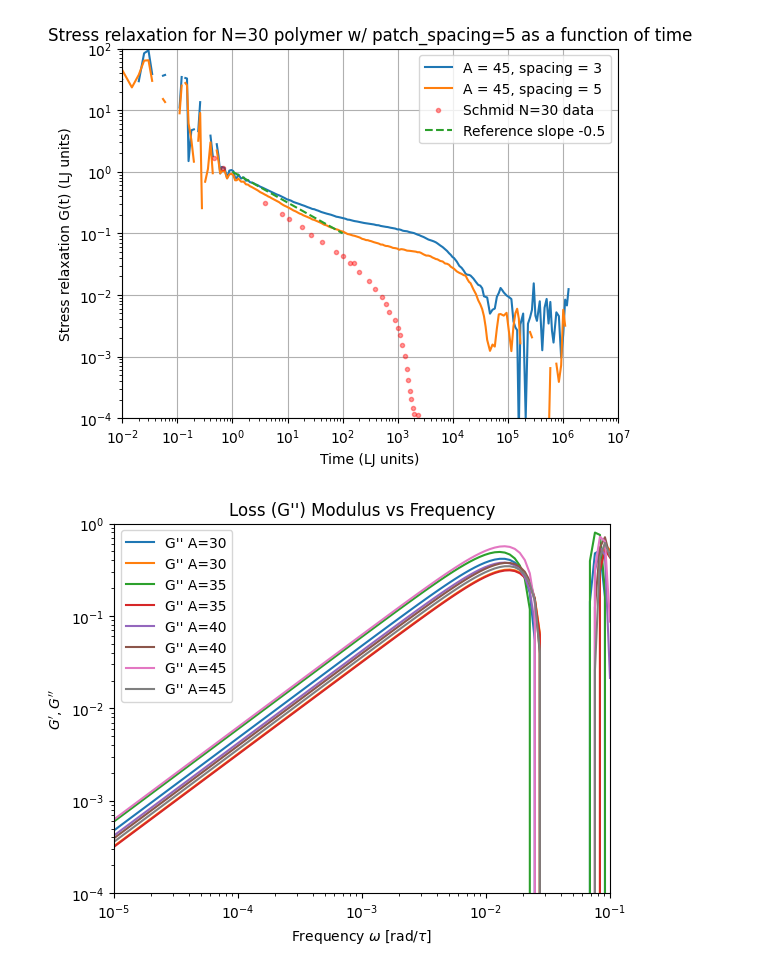
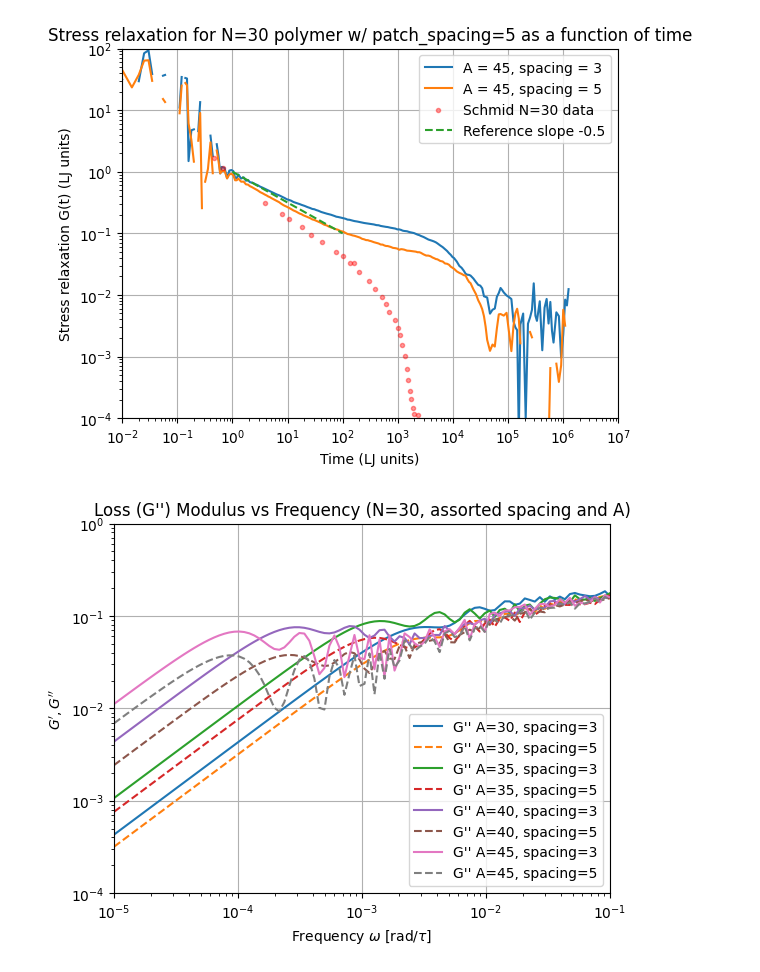
Before and after one commit to anotherbeaver/amine_polymers, a Jupyter notebook: storage_loss_moduli_N_30.ipynb, the cells around one changed output. Saved outputs shown, nothing was run; the diff lists cells and outputs as text; code cells hidden in the pictures.

Commit message:
Fixed spacing=3,5 spectra and started sticky_model

```diff
--- a/storage_loss_moduli_N_30.ipynb
+++ b/storage_loss_moduli_N_30.ipynb
@@ -320,13 +320,11 @@ def process_autocorr(filename, V=30.450711**3, k_B=1.0, T =1.0):
     # replace negative values
     G_t_multitau = G_t_multitau.where(G_t_multitau >= 0, np.nan)
 
-    return data_multitau["time"], G_t_multitau
+    return data_multitau['time'], G_t_multitau
 
 def process_dyn_moduli(G_t_multitau, time, omega=np.logspace(-5, -1, 100), cutoff=1000):
     prepped_G_t_multitau = G_t_multitau[(time > 1) & (time < cutoff)].values
     prepped_time = time[(time > 1) & (time < cutoff)].values
-    prepped_time = np.sort(prepped_time)
-    # print(prepped_time)
 
     _, Gp, Gpp = fourier_integral_moduli(prepped_time, prepped_G_t_multitau, omega)
 
@@ -360,20 +358,22 @@ for a in A:
 # %%
 A = [30, 35, 40, 45]
 spacings = [3, 5]
+cutoff = [1000, 2000, 10000, 25000]
+linestyles = ['solid', 'dashed', 'dashdot']
 
-for a in A:
-    for spacing in spacings:
+for i, a in enumerate(A):
+    for j, spacing in enumerate(spacings):
         time, G_t = process_autocorr(f'data/autocorrelation/prodautocorr_chainlength_30_N_beads_24000_gaussA_{a}_spacing_{spacing}_r0_0.35_gaussB_10_seed_12345.dat')
         # print(time.values)
-        Gp, Gpp, omega = process_dyn_moduli(time, G_t, cutoff=100)
-        plt.loglog(omega, Gpp, label=f"G'' A={a}")
+        Gp, Gpp, omega = process_dyn_moduli(G_t, time, cutoff=cutoff[i])
+        plt.loglog(omega, Gpp, label=f"G'' A={a}, spacing={spacing}", linestyle=linestyles[j])
     plt.xlabel(r'Frequency $\omega$ [rad/$\tau$]')
     plt.ylabel("$G', G''$")
     plt.xlim([1e-5, 1e-1])
     plt.ylim([1e-4, 1e0])
-    plt.title("Loss (G'') Modulus vs Frequency")
-    plt.grid()
+    plt.title("Loss (G'') Modulus vs Frequency (N=30, assorted spacing and A)")
+    plt.grid(True)
     plt.legend()
     plt.show
 # %% [output]
-[figure, old version]
+[figure, new version]
```
Also changed, not shown: parts of 1 cell of this notebook, 1 other file.
